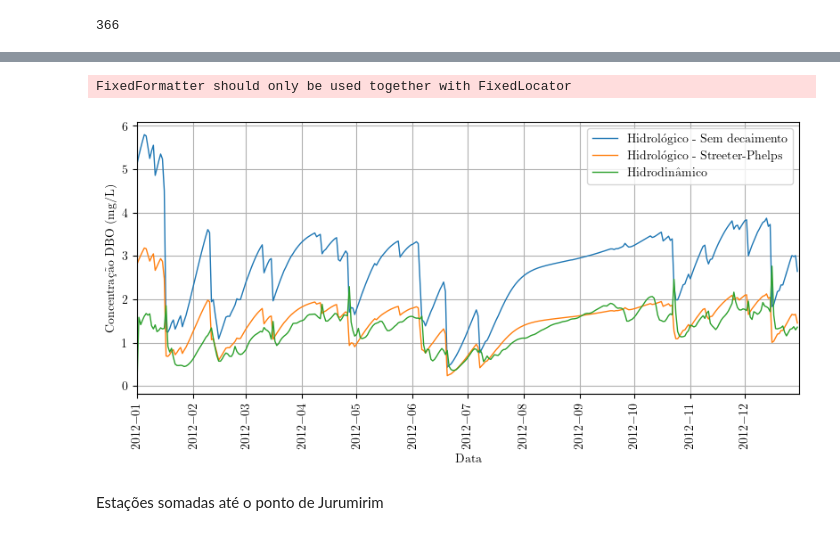
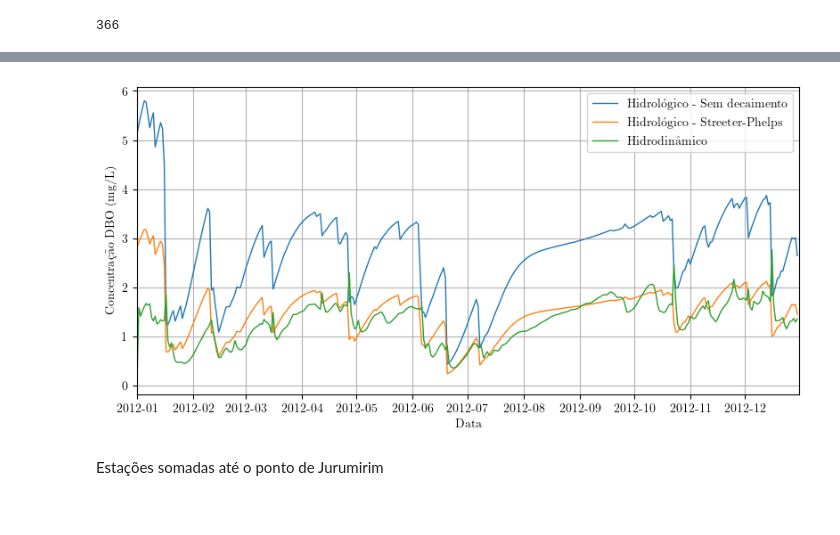
Before and after one commit to dariohhossoda/MOGESTpy, a Jupyter notebook: Applications/quality.ipynb, the cells around one changed output, grey strips where cells are left out. Cells and saved outputs as stored; diff of their text form; code cells hidden in the pictures.

```diff
--- a/Applications/quality.ipynb
+++ b/Applications/quality.ipynb
@@ -229,36 +231,35 @@ plt.show()
 # %%
 fig, ax = plt.subplots(figsize=(20/2.54, 10/2.54), constrained_layout=True)
 
 start_date = datetime(2012, 1, 1)
 end_date = start_date + timedelta(days=365)
 x = [start_date + timedelta(days=i) for i in range(365)]
 
 y1 = concentracao_estrela[365:].values[:-1]
 y2 = sp_eq(concentracao_estrela[365:].values[:-1], .2, 3)
 y3 = df2['c_sim'].values[:]
 
 ax.set_xlabel('Data')
 ax.plot(x, y1, label='Hidrológico - Sem decaimento', linewidth=1)
 ax.plot(x, y2, label='Hidrológico - Streeter-Phelps', linewidth=1)
 ax.plot(x, y3, label='Hidrodinâmico', linewidth=1)
 ax.set_ylabel('Concentração DBO (mg/L)')
 ax.grid(True)
 ax.set_xlim(start_date, end_date)
 
 ax.legend()
 
 # Rotate x-axis ticks by 90 degrees
-ax.set_xticklabels(ax.get_xticklabels(), rotation=90)
+# ax.set_xticklabels(ax.get_xticklabels(), rotation=90)
 
 plt.show()
 ax.grid(True)
 
 ax.set_xlim(start_date, end_date)
 
 plt.show()
 # %% [output]
-FixedFormatter should only be used together with FixedLocator
-[figure, old version]
+[figure, new version]
 # %%
 trace1 = go.Scatter(x=x, y=concentracao_estrela[365:].values, name='Sem decaimento')
 trace2 = go.Scatter(x=x, y=sp_eq(concentracao_estrela[365:].values, .2, 3), name='Com decaímento - Streeter-Phelps')
```
Also changed, not shown: parts of 23 cells of this notebook, 2 other files.
